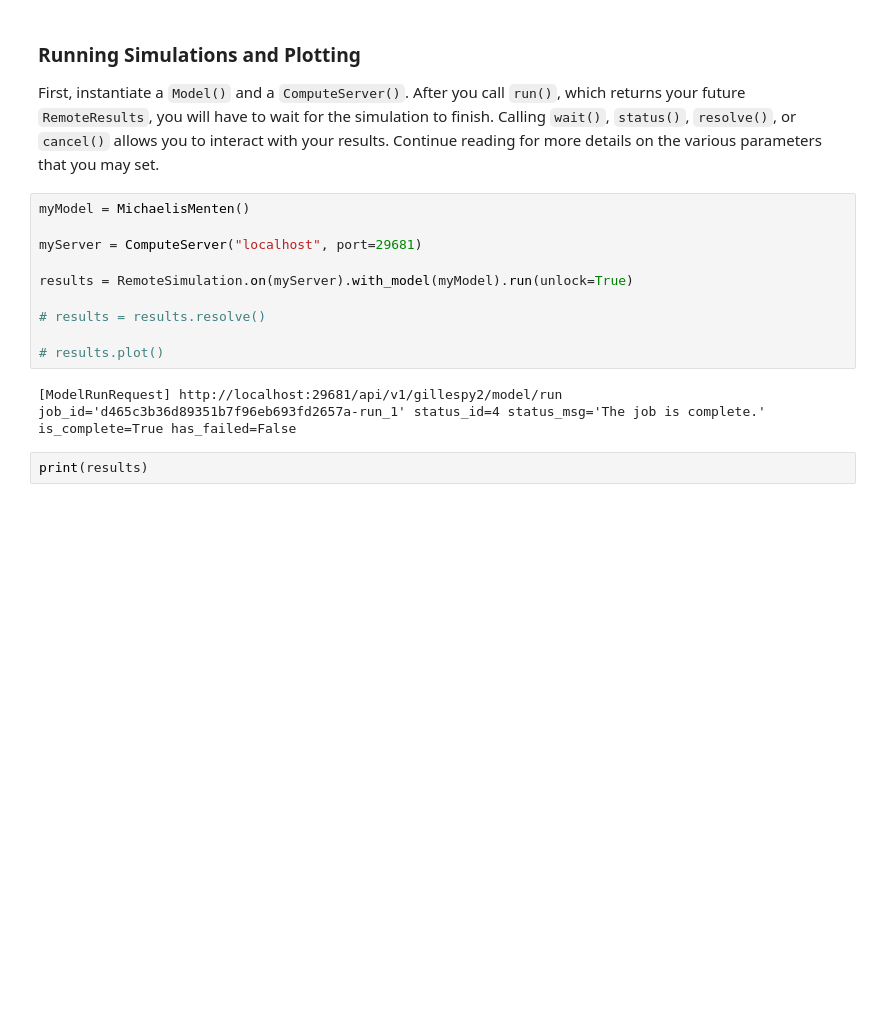
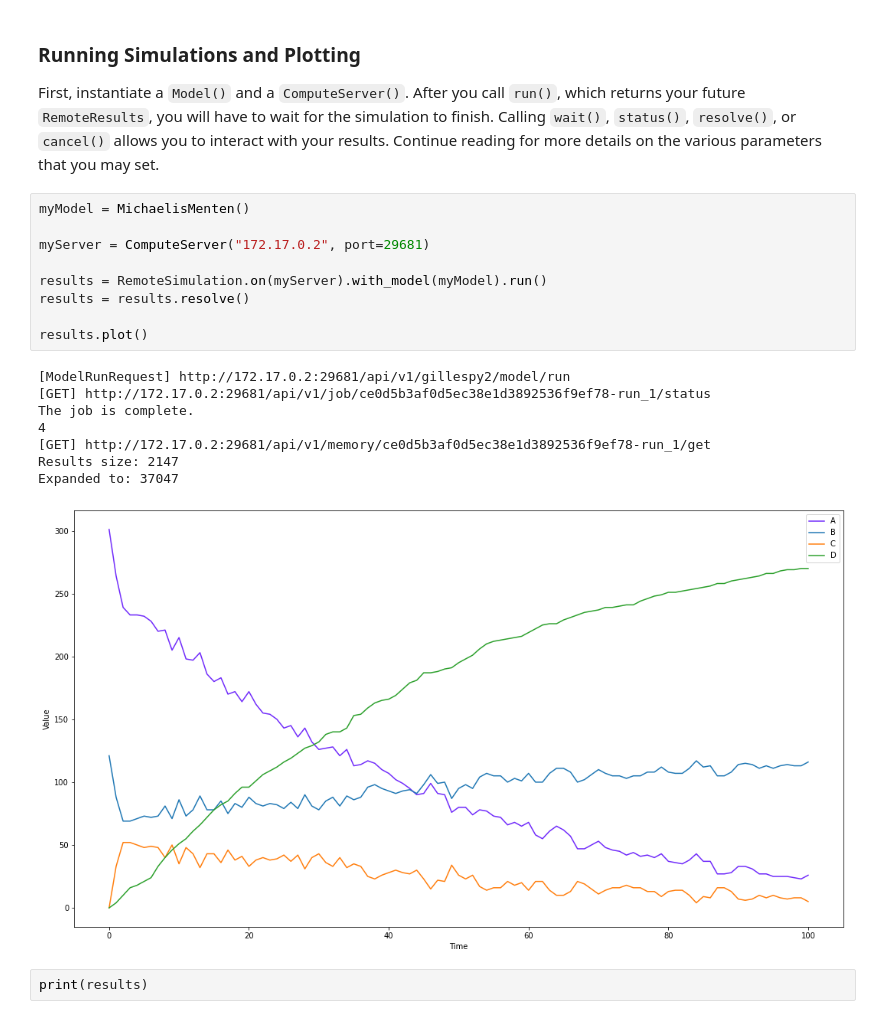
Before and after one commit to StochSS/stochss-compute, a Jupyter notebook: examples/StartHere.ipynb, the cells around one changed output. Cells and saved outputs as stored; diff of their text form; blank space fills up the shorter version.

```diff
--- a/examples/StartHere.ipynb
+++ b/examples/StartHere.ipynb
@@ -76,16 +76,21 @@ First, instantiate a `Model()` and a `ComputeServer()`. After you call `run()`,
 # %%
 myModel = MichaelisMenten()
 
-myServer = ComputeServer("localhost", port=29681)
+myServer = ComputeServer("172.17.0.2", port=29681)
 
-results = RemoteSimulation.on(myServer).with_model(myModel).run(unlock=True)
+results = RemoteSimulation.on(myServer).with_model(myModel).run()
+results = results.resolve()
 
-# results = results.resolve()
-
-# results.plot()
+results.plot()
 # %% [output]
-[ModelRunRequest] http://localhost:29681/api/v1/gillespy2/model/run
-job_id='d465c3b36d89351b7f96eb693fd2657a-run_1' status_id=4 status_msg='The job is complete.' is_complete=True has_failed=False
+[ModelRunRequest] http://172.17.0.2:29681/api/v1/gillespy2/model/run
+[GET] http://172.17.0.2:29681/api/v1/job/ce0d5b3af0d5ec38e1d3892536f9ef78-run_1/status
+The job is complete.
+4
+[GET] http://172.17.0.2:29681/api/v1/memory/ce0d5b3af0d5ec38e1d3892536f9ef78-run_1/get
+Results size: 2147
+Expanded to: 37047
+[figure, added]
 # %%
 print(results)
 # %% [output]
```
